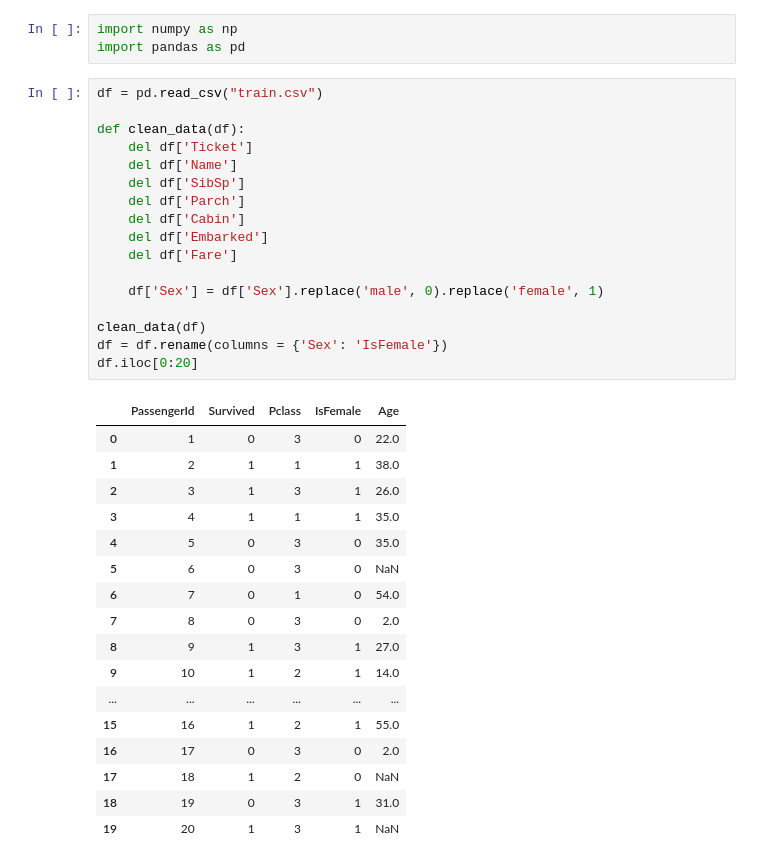
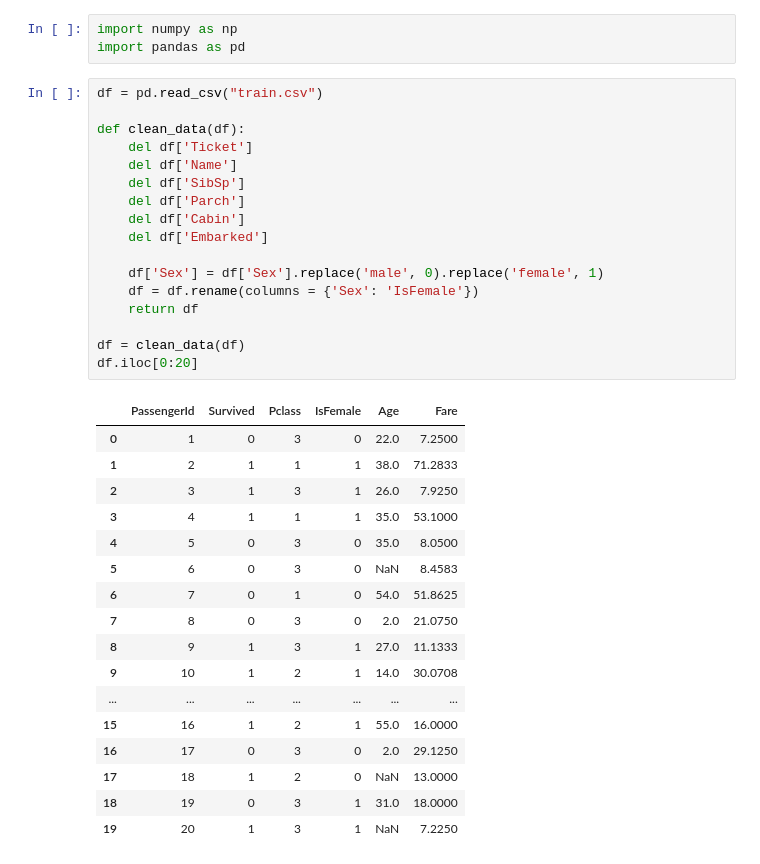
Before and after one commit to blaesus/titanic-kaggle, a Jupyter notebook: neural-network.ipynb, the cells around one changed output. Cells and saved outputs as stored; diff of their text form.

Commit message:
Include fare information for prediction

```diff
--- a/neural-network.ipynb
+++ b/neural-network.ipynb
@@ -4,38 +4,38 @@ import pandas as pd
 # %%
 df = pd.read_csv("train.csv")
 
 def clean_data(df):
     del df['Ticket']
     del df['Name']
     del df['SibSp']
     del df['Parch']
     del df['Cabin']
     del df['Embarked']
-    del df['Fare']
 
     df['Sex'] = df['Sex'].replace('male', 0).replace('female', 1)
+    df = df.rename(columns = {'Sex': 'IsFemale'})
+    return df
 
-clean_data(df)
-df = df.rename(columns = {'Sex': 'IsFemale'})
+df = clean_data(df)
 df.iloc[0:20]
 # %% [output]
-|  | PassengerId | Survived | Pclass | IsFemale | Age |
-| 0 | 1 | 0 | 3 | 0 | 22.0 |
-| 1 | 2 | 1 | 1 | 1 | 38.0 |
-| 2 | 3 | 1 | 3 | 1 | 26.0 |
-| 3 | 4 | 1 | 1 | 1 | 35.0 |
-| 4 | 5 | 0 | 3 | 0 | 35.0 |
-| 5 | 6 | 0 | 3 | 0 | NaN |
-| 6 | 7 | 0 | 1 | 0 | 54.0 |
-| 7 | 8 | 0 | 3 | 0 | 2.0 |
-| 8 | 9 | 1 | 3 | 1 | 27.0 |
-| 9 | 10 | 1 | 2 | 1 | 14.0 |
-| ... | ... | ... | ... | ... | ... |
-| 15 | 16 | 1 | 2 | 1 | 55.0 |
-| 16 | 17 | 0 | 3 | 0 | 2.0 |
-| 17 | 18 | 1 | 2 | 0 | NaN |
-| 18 | 19 | 0 | 3 | 1 | 31.0 |
-| 19 | 20 | 1 | 3 | 1 | NaN |
+|  | PassengerId | Survived | Pclass | IsFemale | Age | Fare |
+| 0 | 1 | 0 | 3 | 0 | 22.0 | 7.2500 |
+| 1 | 2 | 1 | 1 | 1 | 38.0 | 71.2833 |
+| 2 | 3 | 1 | 3 | 1 | 26.0 | 7.9250 |
+| 3 | 4 | 1 | 1 | 1 | 35.0 | 53.1000 |
+| 4 | 5 | 0 | 3 | 0 | 35.0 | 8.0500 |
+| 5 | 6 | 0 | 3 | 0 | NaN | 8.4583 |
+| 6 | 7 | 0 | 1 | 0 | 54.0 | 51.8625 |
+| 7 | 8 | 0 | 3 | 0 | 2.0 | 21.0750 |
+| 8 | 9 | 1 | 3 | 1 | 27.0 | 11.1333 |
+| 9 | 10 | 1 | 2 | 1 | 14.0 | 30.0708 |
+| ... | ... | ... | ... | ... | ... | ... |
+| 15 | 16 | 1 | 2 | 1 | 55.0 | 16.0000 |
+| 16 | 17 | 0 | 3 | 0 | 2.0 | 29.1250 |
+| 17 | 18 | 1 | 2 | 0 | NaN | 13.0000 |
+| 18 | 19 | 0 | 3 | 1 | 31.0 | 18.0000 |
+| 19 | 20 | 1 | 3 | 1 | NaN | 7.2250 |
 # %%
 # Linear regression to fill in missing ages
 from sklearn import linear_model
```
Also changed, not shown: parts of 4 cells of this notebook, 1 other file.
